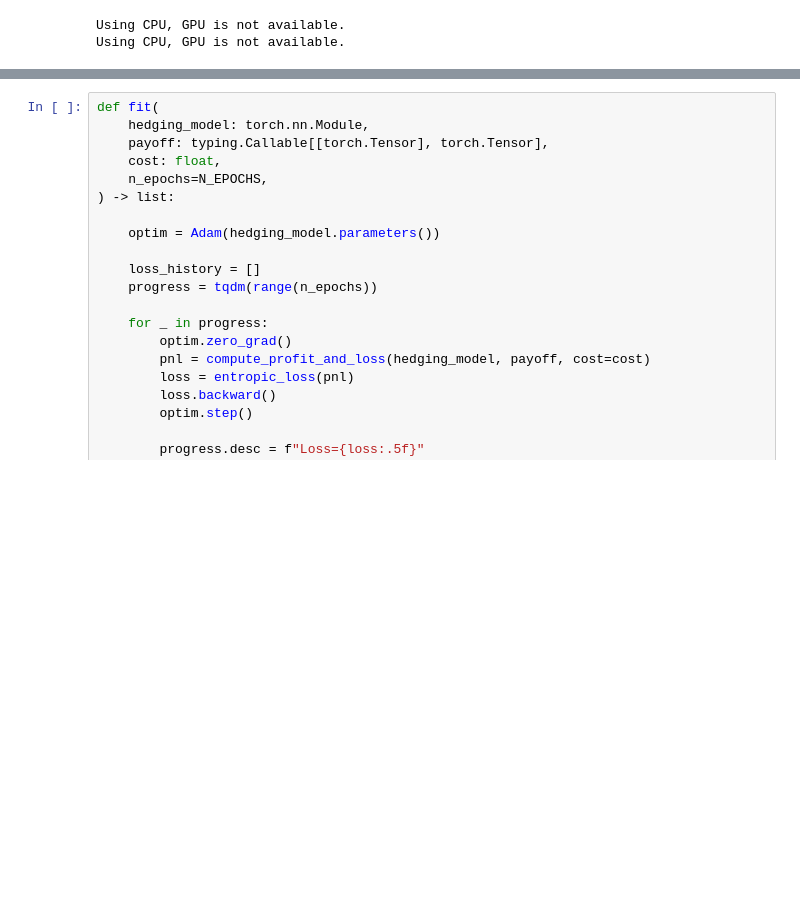
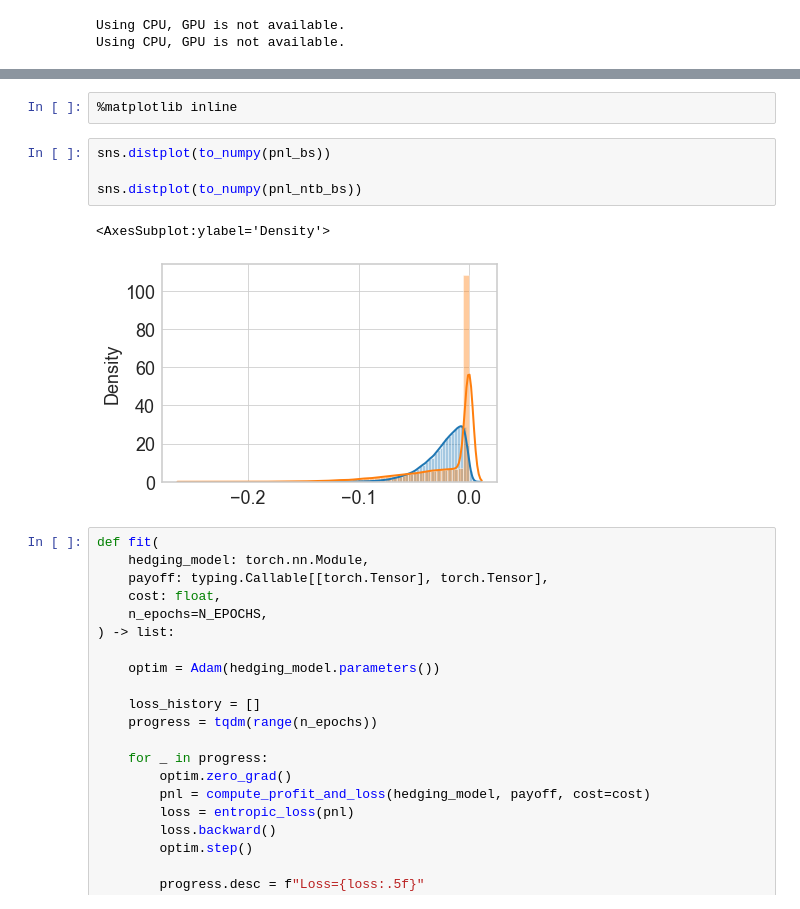
Before and after one commit to YUNYANSONG/master_thesis, a Jupyter notebook: rNN_no_transaction_band.ipynb, the cells around one changed output, grey strips where cells are left out. Saved outputs shown, nothing was run; the diff lists cells and outputs as text; blank space fills up the shorter version.

```diff
--- a/rNN_no_transaction_band.ipynb
+++ b/rNN_no_transaction_band.ipynb
@@ -230,3 +229,12 @@ plt.show()
+# %%
+%matplotlib inline
+# %%
+sns.distplot(to_numpy(pnl_bs))
+
+sns.distplot(to_numpy(pnl_ntb_bs))
+# %% [output]
+<AxesSubplot:ylabel='Density'>
+[figure, added]
 # %%
 def fit(
     hedging_model: torch.nn.Module,
```
Also changed, not shown: parts of 14 cells of this notebook, 3 other files.
